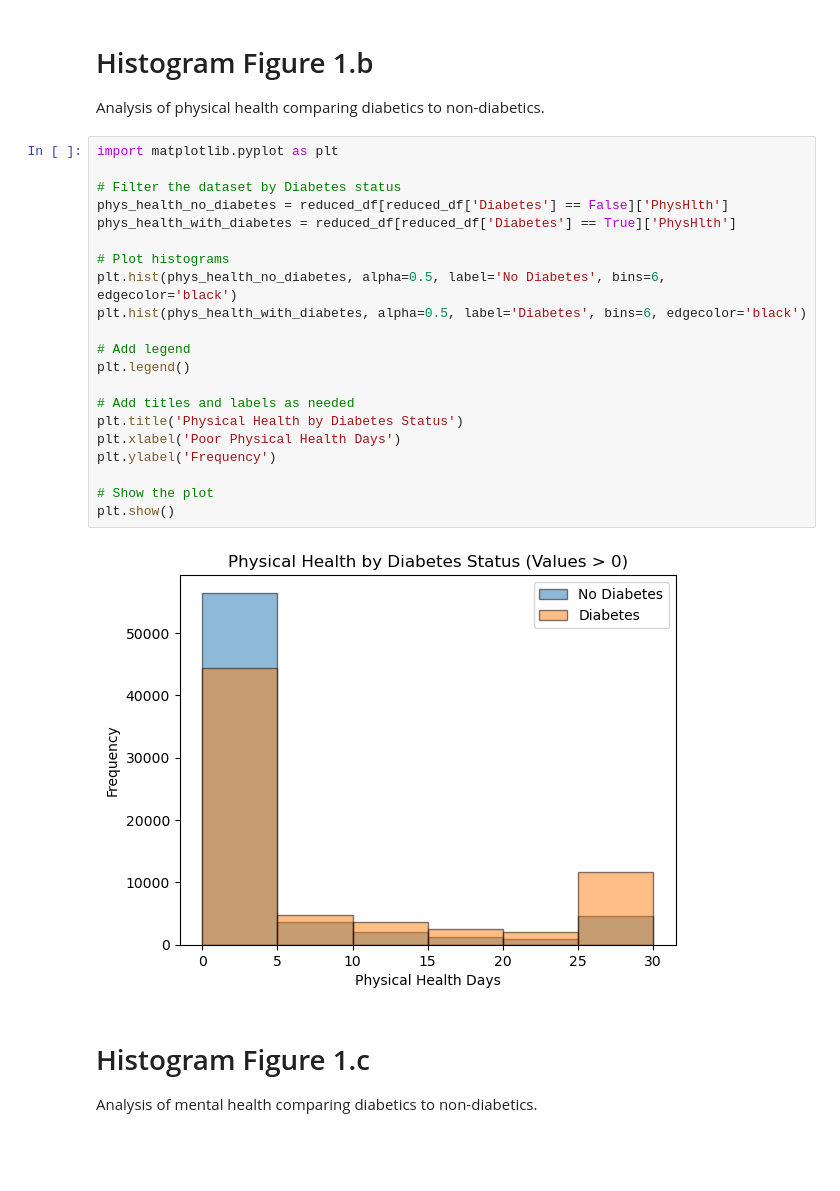
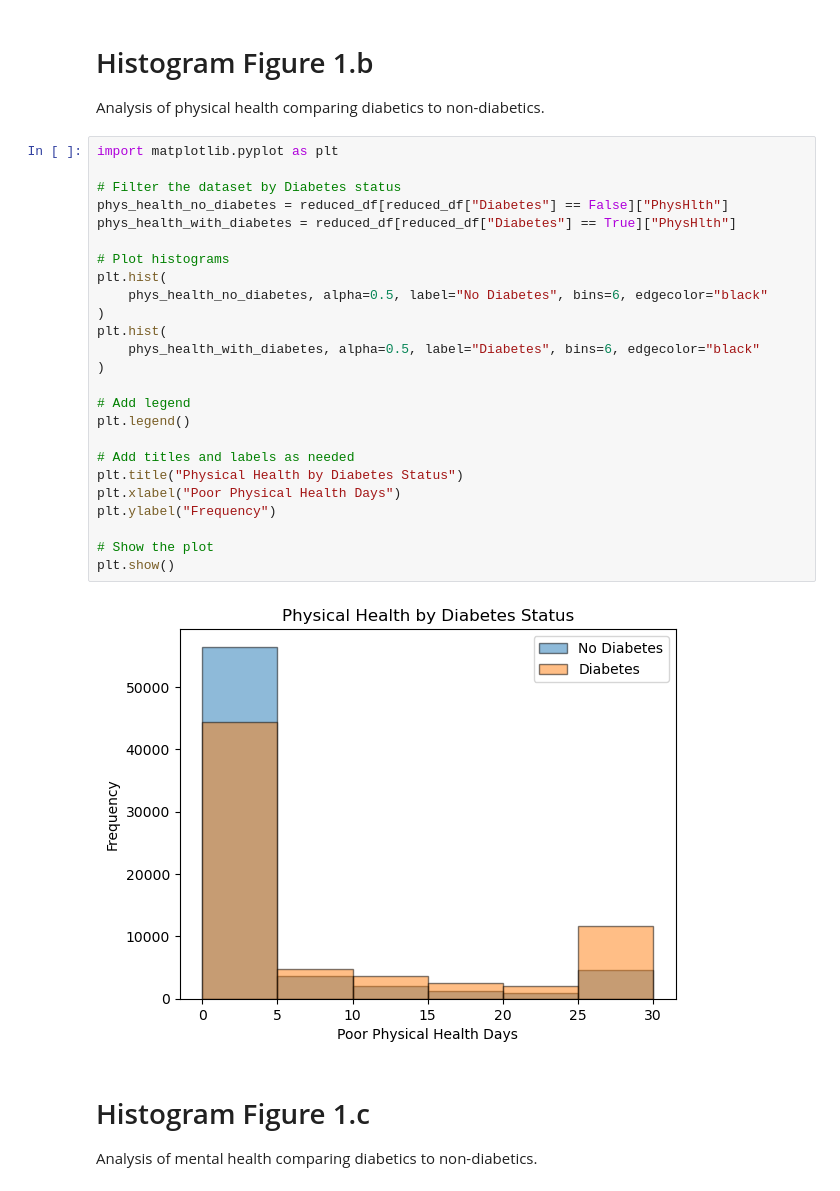
Before and after one commit to joseph-curtis/data-science-diabetes-classifier, a Jupyter notebook: notebook-local.ipynb, the cells around one changed output. Drawn from its saved outputs; the diff is of its cells as text; blank space fills up the shorter version.

```diff
--- a/notebook-local.ipynb
+++ b/notebook-local.ipynb
@@ -339,26 +365,30 @@ Analysis of physical health comparing diabetics to non-diabetics.
 # %%
 import matplotlib.pyplot as plt
 
 # Filter the dataset by Diabetes status
-phys_health_no_diabetes = reduced_df[reduced_df['Diabetes'] == False]['PhysHlth']
-phys_health_with_diabetes = reduced_df[reduced_df['Diabetes'] == True]['PhysHlth']
+phys_health_no_diabetes = reduced_df[reduced_df["Diabetes"] == False]["PhysHlth"]
+phys_health_with_diabetes = reduced_df[reduced_df["Diabetes"] == True]["PhysHlth"]
 
 # Plot histograms
-plt.hist(phys_health_no_diabetes, alpha=0.5, label='No Diabetes', bins=6, edgecolor='black')
-plt.hist(phys_health_with_diabetes, alpha=0.5, label='Diabetes', bins=6, edgecolor='black')
+plt.hist(
+    phys_health_no_diabetes, alpha=0.5, label="No Diabetes", bins=6, edgecolor="black"
+)
+plt.hist(
+    phys_health_with_diabetes, alpha=0.5, label="Diabetes", bins=6, edgecolor="black"
+)
 
 # Add legend
 plt.legend()
 
 # Add titles and labels as needed
-plt.title('Physical Health by Diabetes Status')
-plt.xlabel('Poor Physical Health Days')
-plt.ylabel('Frequency')
+plt.title("Physical Health by Diabetes Status")
+plt.xlabel("Poor Physical Health Days")
+plt.ylabel("Frequency")
 
 # Show the plot
 plt.show()
 # %% [output]
-[figure, old version]
+[figure, new version]
 # %% [markdown]
 # Histogram Figure 1.c
 Analysis of mental health comparing diabetics to non-diabetics.
```
Also changed, not shown: parts of 16 cells of this notebook, 1 other file.
